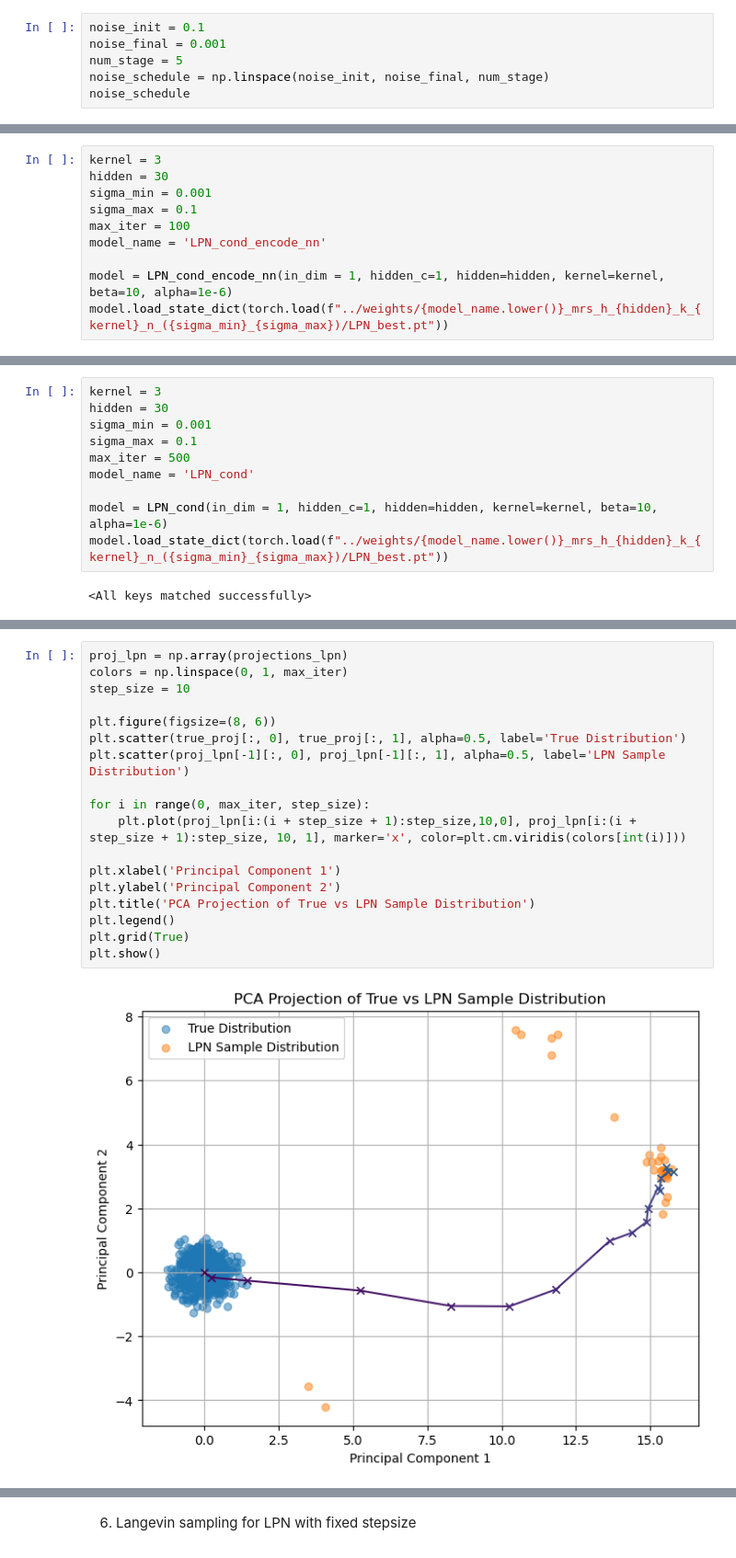
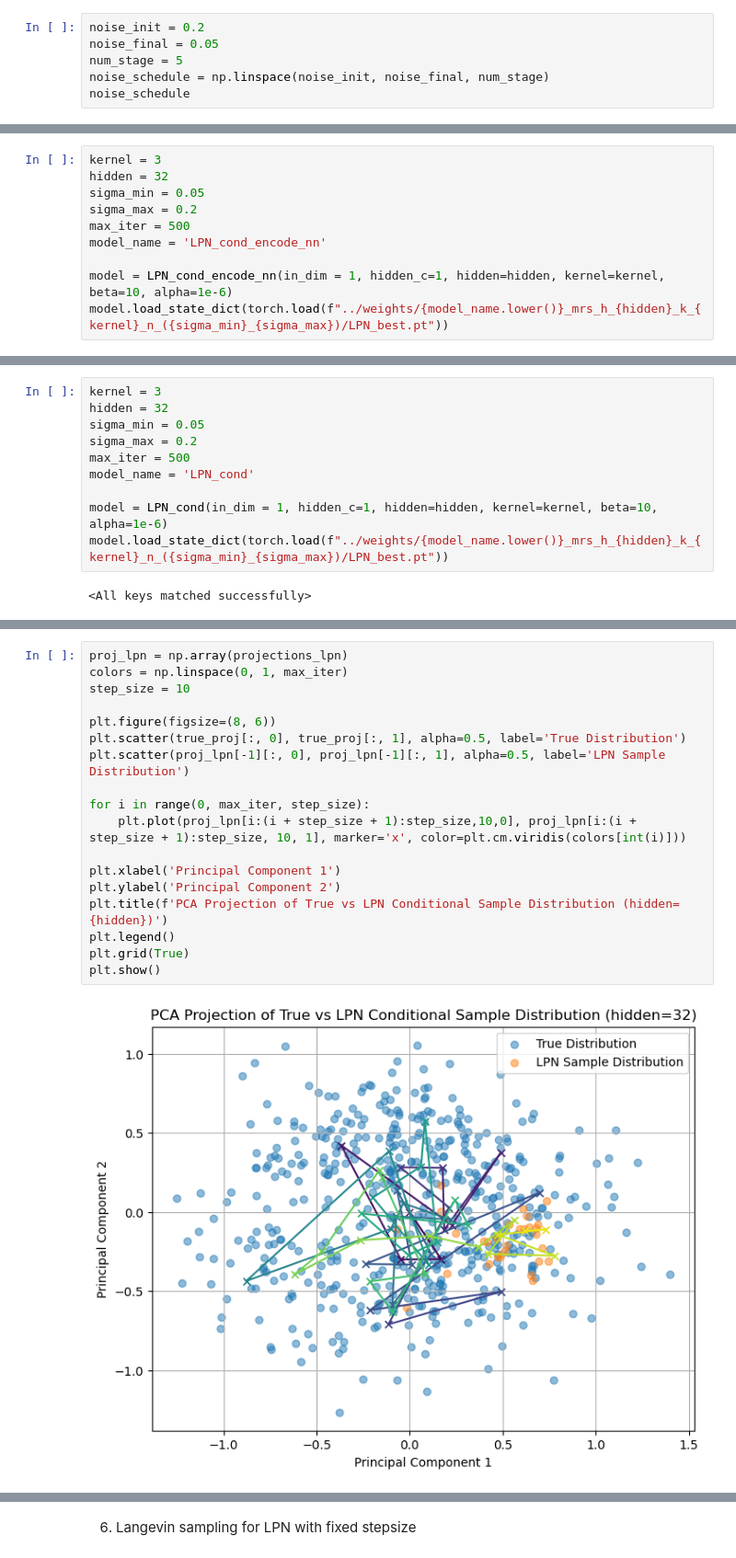
Before and after one commit to break-the-wa11/lpn_mrs, a Jupyter notebook: temp_code/test_sample.ipynb, the cells around one changed output, grey strips where cells are left out. Shown at 92% size. Saved outputs shown, nothing was run; the diff lists cells and outputs as text.

```diff
--- a/temp_code/test_sample.ipynb
+++ b/temp_code/test_sample.ipynb
@@ -44,8 +44,8 @@ plt.show()
 # %% [output]
 [figure]
 # %%
-noise_init = 0.1
-noise_final = 0.001
+noise_init = 0.2
+noise_final = 0.05
 num_stage = 5
 noise_schedule = np.linspace(noise_init, noise_final, num_stage)
 noise_schedule
@@ -213,10 +213,10 @@ plt.show()
 3. Langevin Sampling for LPN trained encoding
 # %%
 kernel = 3
-hidden = 30
-sigma_min = 0.001
-sigma_max = 0.1
-max_iter = 100
+hidden = 32
+sigma_min = 0.05
+sigma_max = 0.2
+max_iter = 500
 model_name = 'LPN_cond_encode_nn'
 
 model = LPN_cond_encode_nn(in_dim = 1, hidden_c=1, hidden=hidden, kernel=kernel, beta=10, alpha=1e-6)
@@ -294,9 +294,9 @@ plt.show()
 4. Langevin Sampling for LPN fixed encoding
 # %%
 kernel = 3
-hidden = 30
-sigma_min = 0.001
-sigma_max = 0.1
+hidden = 32
+sigma_min = 0.05
+sigma_max = 0.2
 max_iter = 500
 model_name = 'LPN_cond'
 
@@ -345,23 +344,23 @@ KeyboardInterrupt:
 # %%
 proj_lpn = np.array(projections_lpn)
 colors = np.linspace(0, 1, max_iter)
 step_size = 10
 
 plt.figure(figsize=(8, 6))
 plt.scatter(true_proj[:, 0], true_proj[:, 1], alpha=0.5, label='True Distribution')
 plt.scatter(proj_lpn[-1][:, 0], proj_lpn[-1][:, 1], alpha=0.5, label='LPN Sample Distribution')
 
 for i in range(0, max_iter, step_size):
     plt.plot(proj_lpn[i:(i + step_size + 1):step_size,10,0], proj_lpn[i:(i + step_size + 1):step_size, 10, 1], marker='x', color=plt.cm.viridis(colors[int(i)]))
 
 plt.xlabel('Principal Component 1')
 plt.ylabel('Principal Component 2')
-plt.title('PCA Projection of True vs LPN Sample Distribution')
+plt.title(f'PCA Projection of True vs LPN Conditional Sample Distribution (hidden={hidden})')
 plt.legend()
 plt.grid(True)
 plt.show()
 # %% [output]
-[figure, old version]
+[figure, new version]
 # %%
 x_lpn_np = x_lpn.squeeze(1).detach().numpy()
 plt.figure(figsize=(12,6))
```
Also changed, not shown: parts of 16 cells of this notebook, 18 other files.
